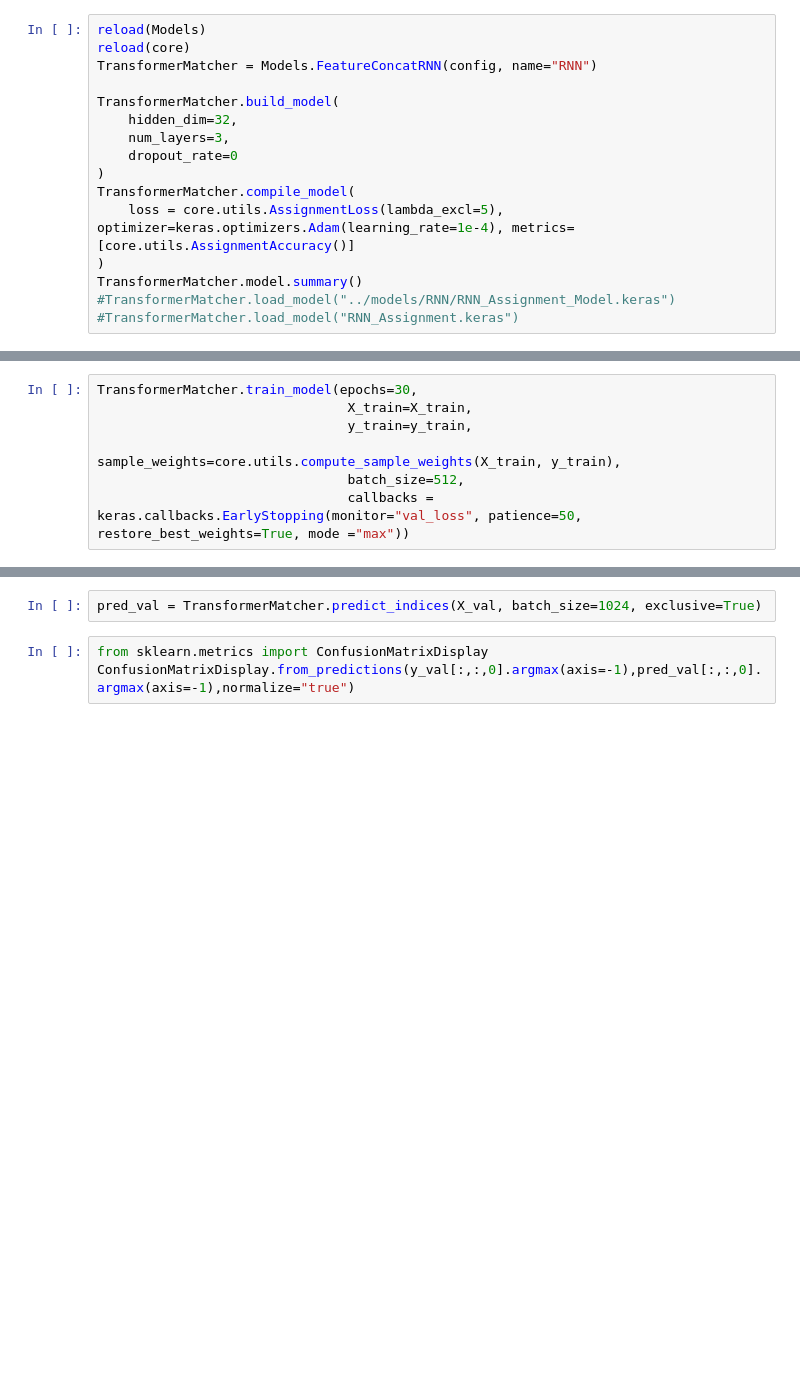
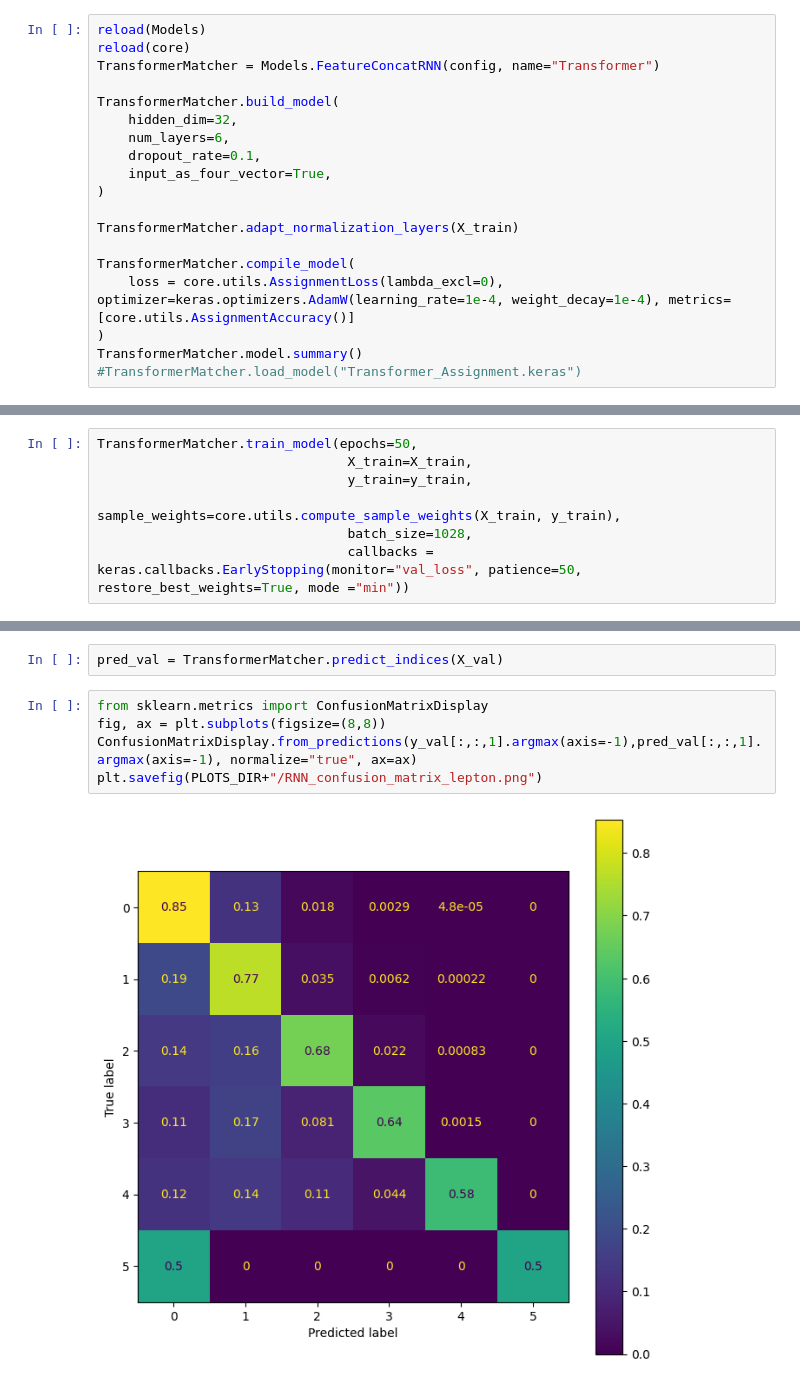
Before and after one commit to simi216/mva-trainer, a Jupyter notebook: notebooks/RNNAnalysis.ipynb, the cells around one changed output, grey strips where cells are left out. Drawn from its saved outputs; the diff is of its cells as text; blank space fills up the shorter version.

```diff
--- a/notebooks/RNNAnalysis.ipynb
+++ b/notebooks/RNNAnalysis.ipynb
@@ -46,17 +61,20 @@ To enable the following instructions: AVX2 AVX512F AVX512_VNNI AVX512_BF16 FMA,
 # %%
 reload(Models)
 reload(core)
-TransformerMatcher = Models.FeatureConcatRNN(config, name="RNN")
+TransformerMatcher = Models.FeatureConcatRNN(config, name="Transformer")
 
 TransformerMatcher.build_model(
     hidden_dim=32,
-    num_layers=3,
-    dropout_rate=0
+    num_layers=6,
+    dropout_rate=0.1,
+    input_as_four_vector=True,
 )
+
+TransformerMatcher.adapt_normalization_layers(X_train)
+
 TransformerMatcher.compile_model(
-    loss = core.utils.AssignmentLoss(lambda_excl=5), optimizer=keras.optimizers.Adam(learning_rate=1e-4), metrics=[core.utils.AssignmentAccuracy()]
+    loss = core.utils.AssignmentLoss(lambda_excl=0), optimizer=keras.optimizers.AdamW(learning_rate=1e-4, weight_decay=1e-4), metrics=[core.utils.AssignmentAccuracy()]
 )
 TransformerMatcher.model.summary()
-#TransformerMatcher.load_model("../models/RNN/RNN_Assignment_Model.keras")
-#TransformerMatcher.load_model("RNN_Assignment.keras")
+#TransformerMatcher.load_model("Transformer_Assignment.keras")
 # %% [output]
@@ -85,8 +103,8 @@ Model: "FeatureConcatRNN"
 # %%
-TransformerMatcher.train_model(epochs=30,
+TransformerMatcher.train_model(epochs=50,
                                 X_train=X_train,
                                 y_train=y_train,
                                 sample_weights=core.utils.compute_sample_weights(X_train, y_train),
-                                batch_size=512,
-                                callbacks = keras.callbacks.EarlyStopping(monitor="val_loss", patience=50, restore_best_weights=True, mode ="max"))
+                                batch_size=1028,
+                                callbacks = keras.callbacks.EarlyStopping(monitor="val_loss", patience=50, restore_best_weights=True, mode ="min"))
 # %% [output]
@@ -96,8 +133,12 @@ TransformerMatcher.save_model("RNN_Assignment.keras")
 # %%
-pred_val = TransformerMatcher.predict_indices(X_val, batch_size=1024, exclusive=True)
+pred_val = TransformerMatcher.predict_indices(X_val)
 # %%
 from sklearn.metrics import ConfusionMatrixDisplay
-ConfusionMatrixDisplay.from_predictions(y_val[:,:,0].argmax(axis=-1),pred_val[:,:,0].argmax(axis=-1),normalize="true")
+fig, ax = plt.subplots(figsize=(8,8))
+ConfusionMatrixDisplay.from_predictions(y_val[:,:,1].argmax(axis=-1),pred_val[:,:,1].argmax(axis=-1), normalize="true", ax=ax)
+plt.savefig(PLOTS_DIR+"/RNN_confusion_matrix_lepton.png")
+# %% [output]
+[figure, added]
 # %%
 reload(core)
 ml_eval = core.assingment.MLEvaluatorBase(TransformerMatcher, X_val, y_val)
```
Also changed, not shown: parts of 15 cells of this notebook, 20 other files.
